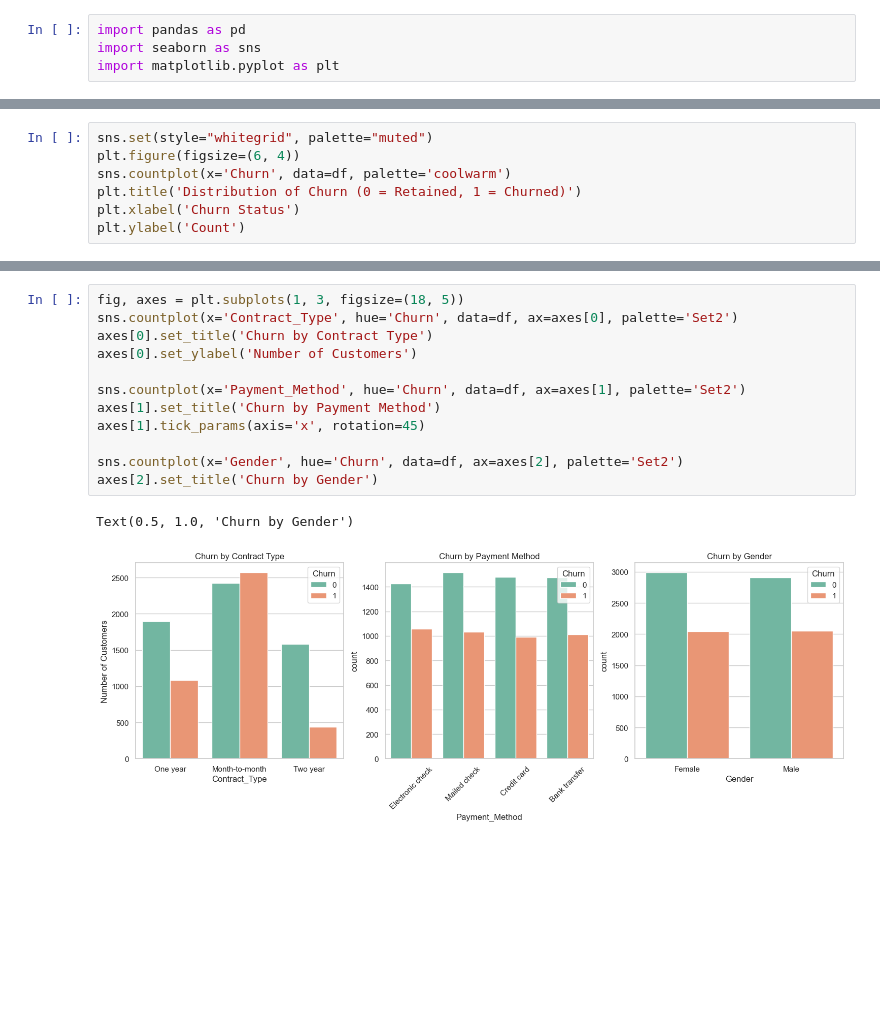
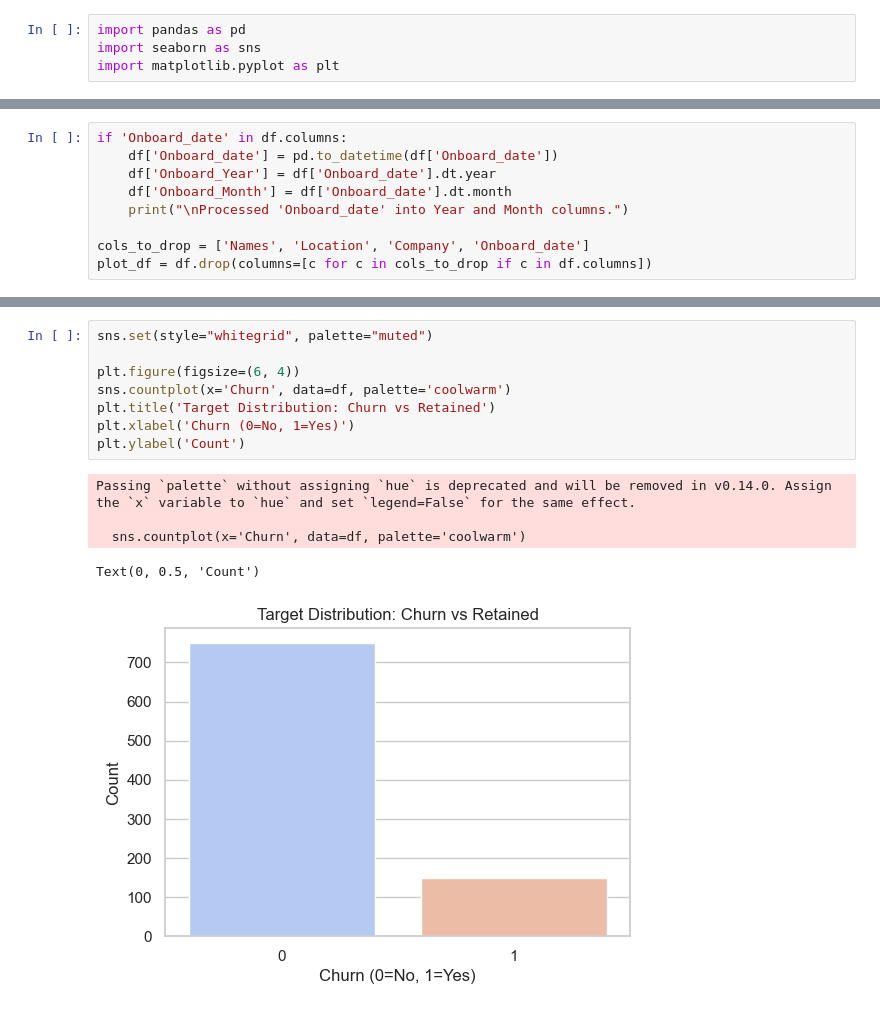
Before and after one commit to dineshmc1/churn-prediction-using-random-forest, a Jupyter notebook: eda.ipynb, the cells around one changed output, grey strips where cells are left out. Cells and saved outputs as stored; diff of their text form; blank space fills up the shorter version.

```diff
--- a/eda.ipynb
+++ b/eda.ipynb
@@ -43,8 +56,10 @@ Name: proportion, dtype: float64
 # %%
-sns.set(style="whitegrid", palette="muted")
-plt.figure(figsize=(6, 4))
-sns.countplot(x='Churn', data=df, palette='coolwarm')
-plt.title('Distribution of Churn (0 = Retained, 1 = Churned)')
-plt.xlabel('Churn Status')
-plt.ylabel('Count')
+if 'Onboard_date' in df.columns:
+    df['Onboard_date'] = pd.to_datetime(df['Onboard_date'])
+    df['Onboard_Year'] = df['Onboard_date'].dt.year
+    df['Onboard_Month'] = df['Onboard_date'].dt.month
+    print("\nProcessed 'Onboard_date' into Year and Month columns.")
+
+cols_to_drop = ['Names', 'Location', 'Company', 'Onboard_date']
+plot_df = df.drop(columns=[c for c in cols_to_drop if c in df.columns])
 # %% [output]
@@ -56,15 +67,14 @@ Text(0, 0.5, 'Count')
 # %%
-fig, axes = plt.subplots(1, 3, figsize=(18, 5))
-sns.countplot(x='Contract_Type', hue='Churn', data=df, ax=axes[0], palette='Set2')
-axes[0].set_title('Churn by Contract Type')
-axes[0].set_ylabel('Number of Customers')
+sns.set(style="whitegrid", palette="muted")
 
-sns.countplot(x='Payment_Method', hue='Churn', data=df, ax=axes[1], palette='Set2')
-axes[1].set_title('Churn by Payment Method')
-axes[1].tick_params(axis='x', rotation=45)
-
-sns.countplot(x='Gender', hue='Churn', data=df, ax=axes[2], palette='Set2')
-axes[2].set_title('Churn by Gender')
+plt.figure(figsize=(6, 4))
+sns.countplot(x='Churn', data=df, palette='coolwarm')
+plt.title('Target Distribution: Churn vs Retained')
+plt.xlabel('Churn (0=No, 1=Yes)')
+plt.ylabel('Count')
 # %% [output]
-Text(0.5, 1.0, 'Churn by Gender')
+Passing `palette` without assigning `hue` is deprecated and will be removed in v0.14.0. Assign the `x` variable to `hue` and set `legend=False` for the same effect.
+
+  sns.countplot(x='Churn', data=df, palette='coolwarm')
+Text(0, 0.5, 'Count')
-[figure, old version]
+[figure, new version]
```
Also changed, not shown: parts of 12 cells of this notebook.
